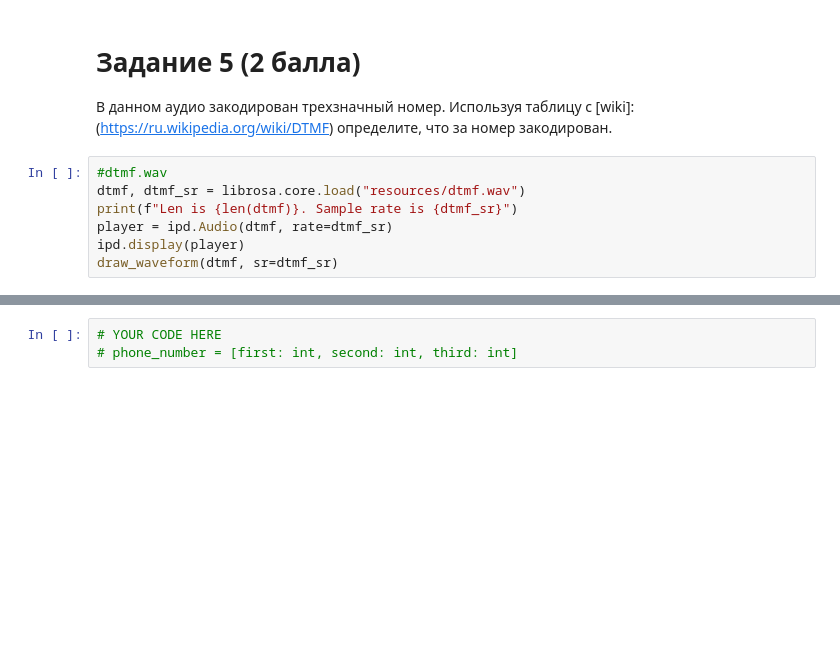
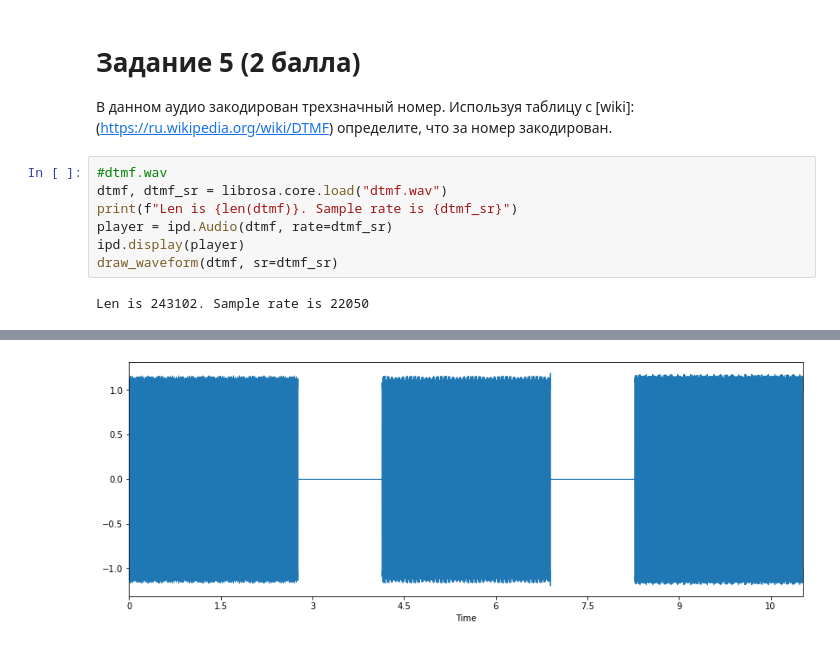
Before and after one commit to zmazak0/MADE-Speech-signal-processing, a Jupyter notebook: Мартиросян_Завен__lab2_ipynb_.ipynb, the cells around one changed output, grey strips where cells are left out. Drawn from its saved outputs; the diff is of its cells as text; blank space fills up the shorter version.

```diff
--- a/Мартиросян_Завен__lab2_ipynb_.ipynb
+++ b/Мартиросян_Завен__lab2_ipynb_.ipynb
@@ -342,8 +353,10 @@ print("Correct!")
 В данном аудио закодирован трехзначный номер. Используя таблицу с [wiki]:(https://ru.wikipedia.org/wiki/DTMF) определите, что за номер закодирован.
 # %%
 #dtmf.wav
-dtmf, dtmf_sr = librosa.core.load("resources/dtmf.wav")
+dtmf, dtmf_sr = librosa.core.load("dtmf.wav")
 print(f"Len is {len(dtmf)}. Sample rate is {dtmf_sr}")
 player = ipd.Audio(dtmf, rate=dtmf_sr)
 ipd.display(player)
 draw_waveform(dtmf, sr=dtmf_sr)
+# %% [output]
+Len is 243102. Sample rate is 22050
@@ -350,3 +364 @@ draw_waveform(dtmf, sr=dtmf_sr)
+[figure, added]
-# %%
-# YOUR CODE HERE
-# phone_number = [first: int, second: int, third: int]
```
Also changed, not shown: parts of 11 cells of this notebook, 4 other files.
